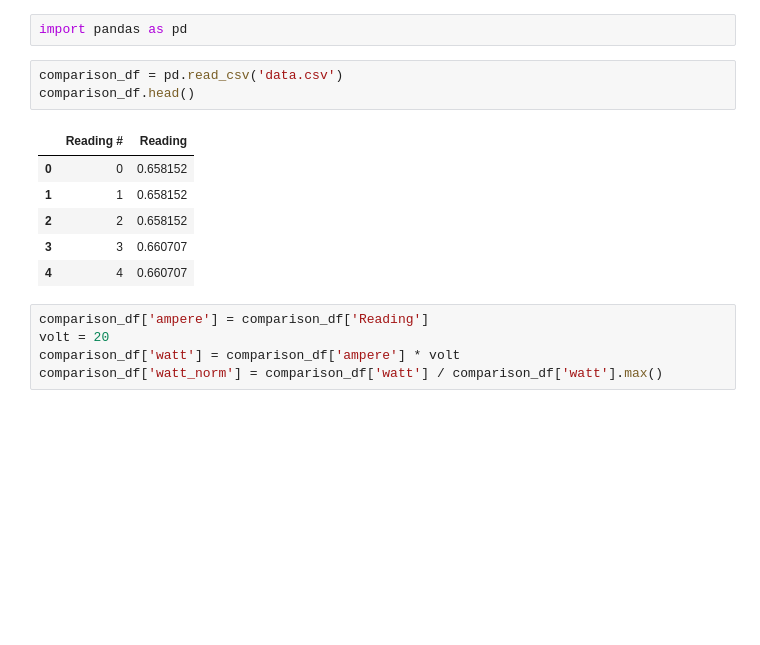
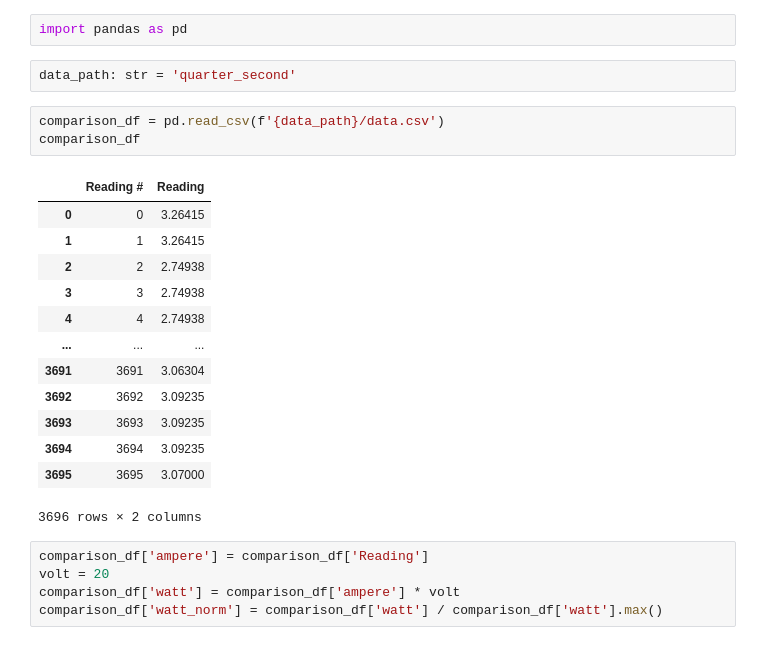
Before and after one commit to cd-athena/GREEM, a Jupyter notebook: gaia/benchmark/comparison/comparison.ipynb, the cells around one changed output. Drawn from its saved outputs; the diff is of its cells as text; blank space fills up the shorter version.

```diff
--- a/gaia/benchmark/comparison/comparison.ipynb
+++ b/gaia/benchmark/comparison/comparison.ipynb
@@ -1,15 +1,24 @@
 # %%
 import pandas as pd
+# %%
+data_path: str = 'quarter_second'
 # %%
-comparison_df = pd.read_csv('data.csv')
-comparison_df.head()
+comparison_df = pd.read_csv(f'{data_path}/data.csv')
+comparison_df
 # %% [output]
 |  | Reading # | Reading |
-| 0 | 0 | 0.658152 |
-| 1 | 1 | 0.658152 |
-| 2 | 2 | 0.658152 |
-| 3 | 3 | 0.660707 |
-| 4 | 4 | 0.660707 |
+| 0 | 0 | 3.26415 |
+| 1 | 1 | 3.26415 |
+| 2 | 2 | 2.74938 |
+| 3 | 3 | 2.74938 |
+| 4 | 4 | 2.74938 |
+| ... | ... | ... |
+| 3691 | 3691 | 3.06304 |
+| 3692 | 3692 | 3.09235 |
+| 3693 | 3693 | 3.09235 |
+| 3694 | 3694 | 3.09235 |
+| 3695 | 3695 | 3.07000 |
+3696 rows × 2 columns
 # %%
 comparison_df['ampere'] = comparison_df['Reading']
 volt = 20
```
Also changed, not shown: parts of 1 cell of this notebook.
